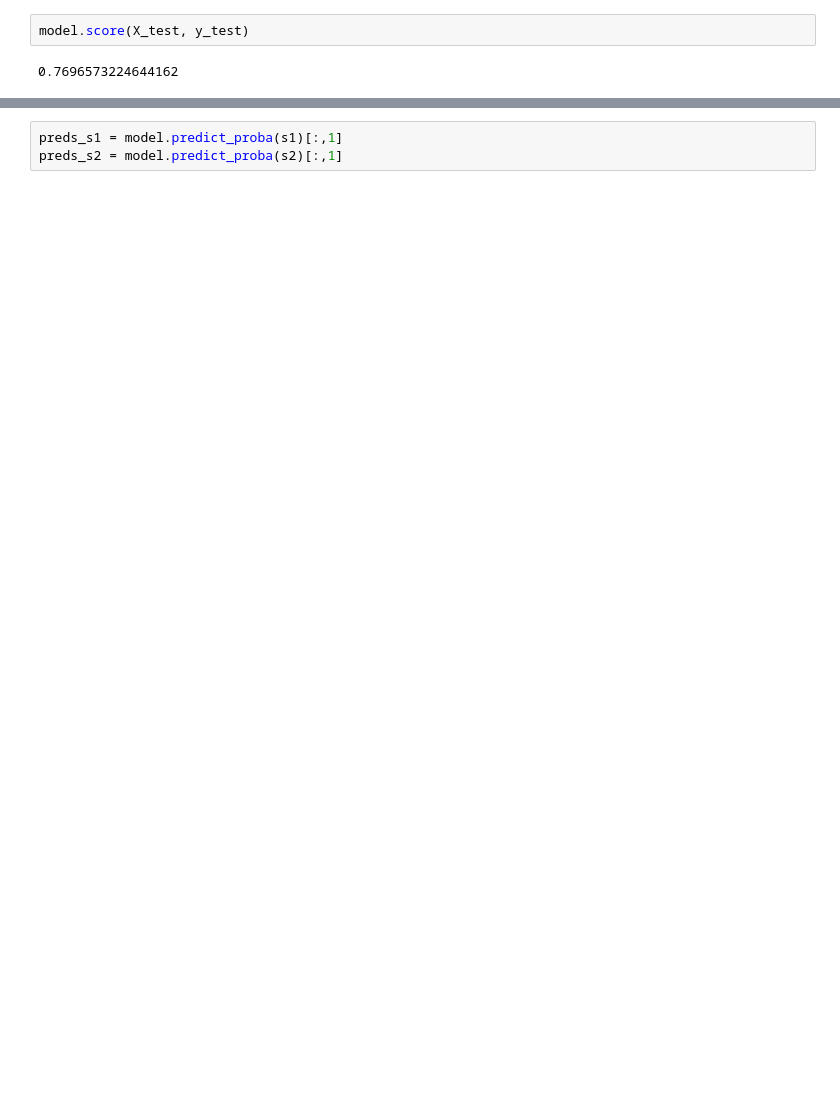
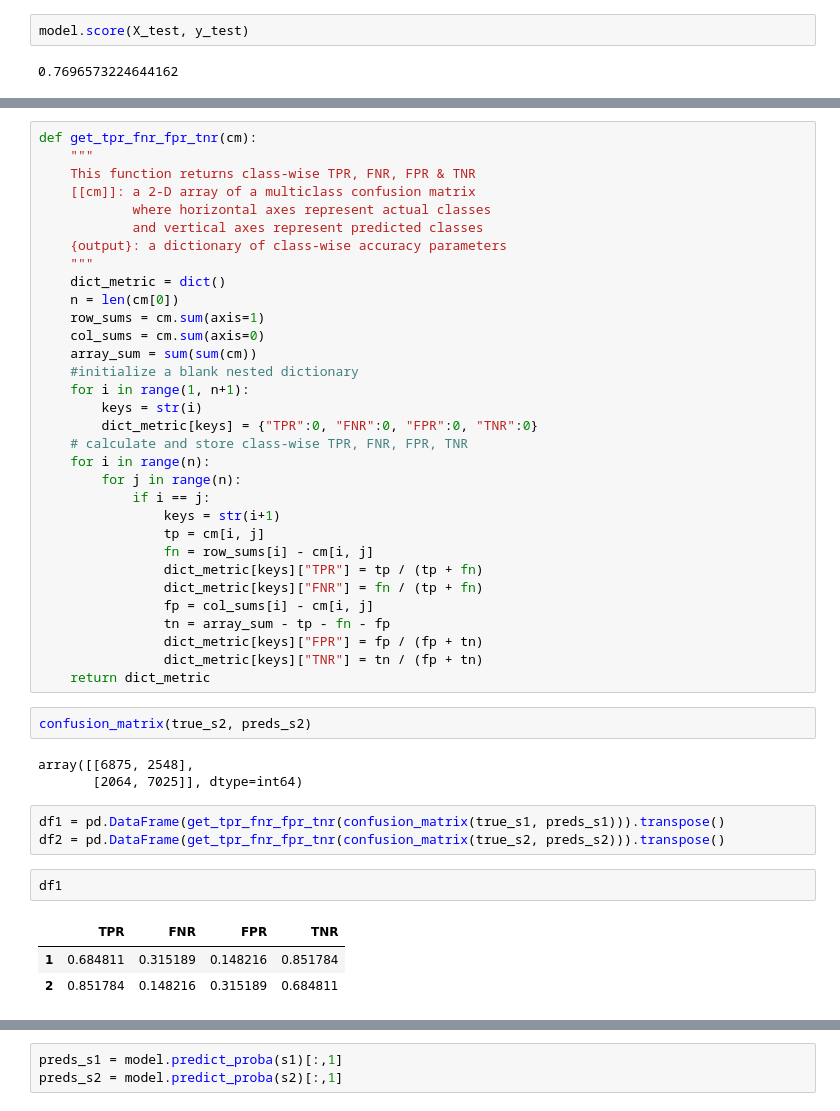
Before and after one commit to Steinar-Slette/AF_mandatory, a Jupyter notebook: notebooks/logistic_regression.ipynb, the cells around one changed output, grey strips where cells are left out. Drawn from its saved outputs; the diff is of its cells as text; blank space fills up the shorter version.

```diff
--- a/notebooks/logistic_regression.ipynb
+++ b/notebooks/logistic_regression.ipynb
@@ -131,0 +178,46 @@ Statistical Parity:  0.12493988776828646
+# %%
+def get_tpr_fnr_fpr_tnr(cm):
+    """
+    This function returns class-wise TPR, FNR, FPR & TNR
+    [[cm]]: a 2-D array of a multiclass confusion matrix
+            where horizontal axes represent actual classes
+            and vertical axes represent predicted classes
+    {output}: a dictionary of class-wise accuracy parameters
+    """
+    dict_metric = dict()
+    n = len(cm[0])
+    row_sums = cm.sum(axis=1)
+    col_sums = cm.sum(axis=0)
+    array_sum = sum(sum(cm))
+    #initialize a blank nested dictionary
+    for i in range(1, n+1):
+        keys = str(i)
+        dict_metric[keys] = {"TPR":0, "FNR":0, "FPR":0, "TNR":0}
+    # calculate and store class-wise TPR, FNR, FPR, TNR
+    for i in range(n):
+        for j in range(n):
+            if i == j:
+                keys = str(i+1)
+                tp = cm[i, j]
+                fn = row_sums[i] - cm[i, j]
+                dict_metric[keys]["TPR"] = tp / (tp + fn)
+                dict_metric[keys]["FNR"] = fn / (tp + fn)
+                fp = col_sums[i] - cm[i, j]
+                tn = array_sum - tp - fn - fp
+                dict_metric[keys]["FPR"] = fp / (fp + tn)
+                dict_metric[keys]["TNR"] = tn / (fp + tn)
+    return dict_metric
+# %%
+confusion_matrix(true_s2, preds_s2)
+# %% [output]
+array([[6875, 2548],
+       [2064, 7025]], dtype=int64)
+# %%
+df1 = pd.DataFrame(get_tpr_fnr_fpr_tnr(confusion_matrix(true_s1, preds_s1))).transpose()
+df2 = pd.DataFrame(get_tpr_fnr_fpr_tnr(confusion_matrix(true_s2, preds_s2))).transpose()
+# %%
+df1
+# %% [output]
+|  | TPR | FNR | FPR | TNR |
+| 1 | 0.684811 | 0.315189 | 0.148216 | 0.851784 |
+| 2 | 0.851784 | 0.148216 | 0.315189 | 0.684811 |
```
Also changed, not shown: parts of 16 cells of this notebook.
